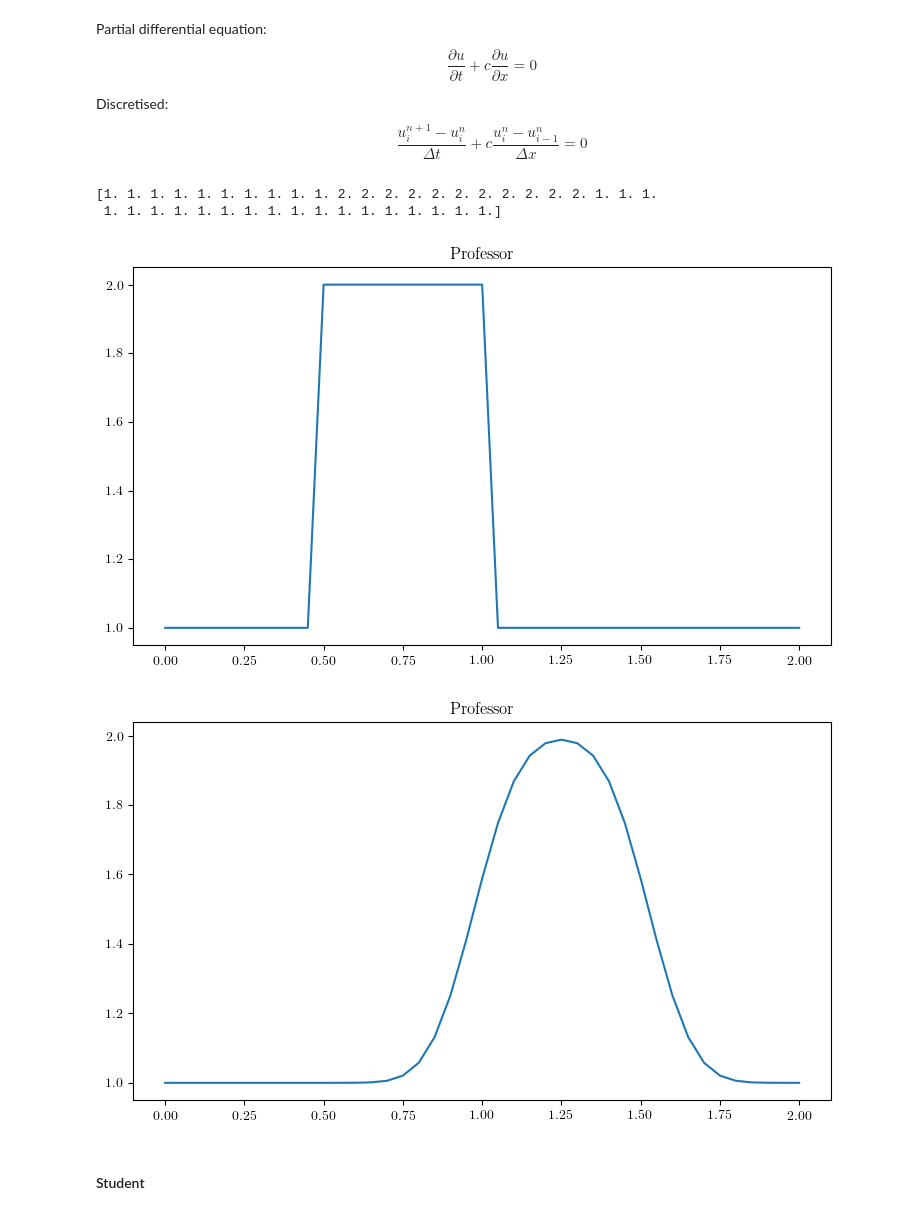
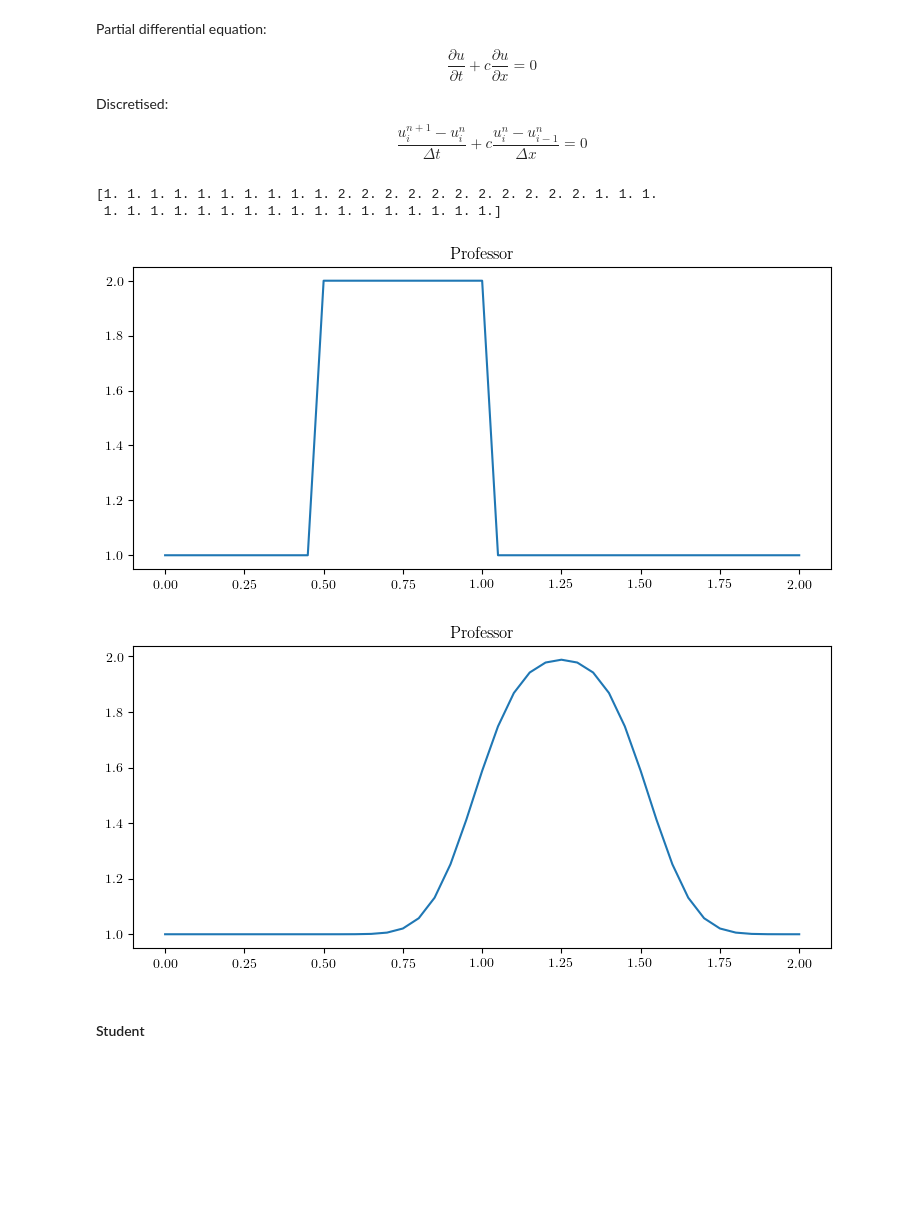
Before and after one commit to GodotMisogi/CFDCodes, a Jupyter notebook: CFDPython.ipynb, the cells around one changed output. Cells and saved outputs as stored; diff of their text form; code cells hidden in the pictures; blank space fills up the shorter version.

```diff
--- a/CFDPython.ipynb
+++ b/CFDPython.ipynb
@@ -27,32 +27,32 @@ Discretised: $$ \frac{u^{n+1}_i - u^n_i}{\Delta t} + c\frac{u^n_i - u^n_{i-1}}{\
 # %%
 nx = 41
 dx = 2.0/(nx-1)
 nt = 20
 dt = 0.025
 c = 1.0
 
 u = numpy.ones(nx)
 u[int (.5/dx): int(1/dx + 1)] = 2.0
 print(u)
 
-pyplot.figure(1, figsize=(9,5), dpi=100)
+pyplot.figure(1, figsize=(9,4), dpi=100)
 pyplot.title('Professor')
 pyplot.plot(numpy.linspace(0,2,nx), u)
 
 for n in range(nt):
     un = u.copy()
     for i in range(1,nx):
         u[i] = un[i] - c*dt/dx*(un[i] - un[i-1])
 
-pyplot.figure(2, figsize=(9,5), dpi=100)
+pyplot.figure(2, figsize=(9,4), dpi=100)
 pyplot.title('Professor')
 pyplot.plot(numpy.linspace(0,2,nx), u)
 pyplot.show()
 # %% [output]
 [1. 1. 1. 1. 1. 1. 1. 1. 1. 1. 2. 2. 2. 2. 2. 2. 2. 2. 2. 2. 2. 1. 1. 1.
  1. 1. 1. 1. 1. 1. 1. 1. 1. 1. 1. 1. 1. 1. 1. 1. 1.]
-[figure, old version]
+[figure, new version]
-[figure, old version]
+[figure, new version]
 # %% [markdown]
 #### Student
 # %% [markdown]
```
Also changed, not shown: parts of 9 cells of this notebook, 1 other file.
